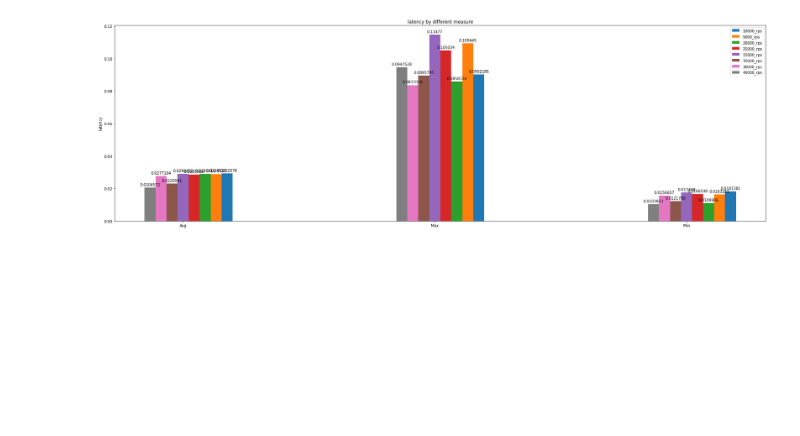
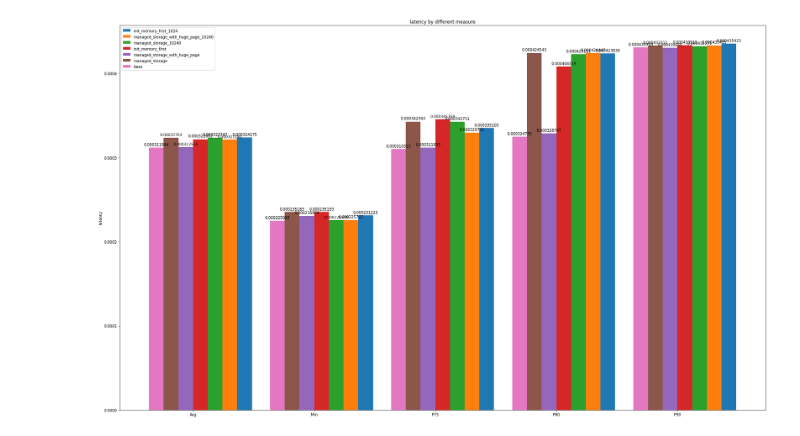
Before and after one commit to soulxu/envoy-benchmark, a Jupyter notebook: envoy_benchmark_suit_plots.ipynb, the cells around one changed output. Cells and saved outputs as stored; diff of their text form; code cells hidden in the pictures; blank space fills up the shorter version.

```diff
--- a/envoy_benchmark_suit_plots.ipynb
+++ b/envoy_benchmark_suit_plots.ipynb
@@ -4,50 +4,80 @@ import json
 import numpy as np
 import os
 
-benchmark_suit_dir = "./example_benchmark_suite"
+benchmark_suit_dir = "./benchmark_memory_test_h2_more_cons"
 benchmark_result_dir = benchmark_suit_dir + '/results'
 
 labels = []
 
-labels = ['Avg', 'Max', 'Min']
+labels = ['Avg',
+          #'Max',
+          'Min',
+          'P75',
+          'P80',
+          'P90',
+          #'P99'
+         ]
 data = {}
+results = list(os.listdir(benchmark_result_dir))
+#results = sorted(results, key=lambda r: int(r.split('_')[0]))
 
-for benchmark_result in os.listdir(benchmark_result_dir):
+for benchmark_result in results:
     file_name = benchmark_result_dir + '/' + benchmark_result + '/nighthawk_result.json'
     f = open(file_name)
     json_data = json.load(f)
-    data[benchmark_result] = [json_data['DurationHistogram']['Avg'], json_data['DurationHistogram']['Max'], json_data['DurationHistogram']['Min']]
+    p90 = 0
+    p99 = 0
+    p80 = 0
+    p75 = 0
+    for d in json_data['DurationHistogram']['Percentiles']:
+        if d['Percentile'] == 90:
+            p90 = d['Value']
+        if d['Percentile'] == 99:
+            p99 = d['Value']
+        if d['Percentile'] == 80:
+            p80 = d['Value']
+        if d['Percentile'] == 75:
+            p75 = d['Value']
+    data[benchmark_result] = [
+        json_data['DurationHistogram']['Avg'],
+        #json_data['DurationHistogram']['Max'],
+        json_data['DurationHistogram']['Min'],
+        p75,
+        p80,
+        p90,
+        #p99
+    ]
 
 
 x = np.arange(len(labels))  # the label locations
-width = 0.35  # the width of the bars
+width = 0.85  # the width of the bars
 
-fig, ax = plt.subplots(figsize=(25, 8), sharey=True)
+fig, ax = plt.subplots(figsize=(25, 15), sharey=True)
 rects = []
 
 num_result = len(data.keys())
 each_width = width/num_result
 i = 0 - (num_result/2 * each_width)
 
 for benchmark_result in data:
     rect = ax.bar(x - i, data[benchmark_result], each_width, label=benchmark_result)
     ax.bar_label(rect, padding=3)
     rects.append(rect)
     i += each_width
 
 # Add some text for labels, title and custom x-axis tick labels, etc.
 ax.set_ylabel('latency')
 ax.set_title('latency by different measure')
 ax.set_xticks(x)
 ax.set_xticklabels(labels)
 ax.legend()
 
 
 fig.tight_layout()
 
 plt.show()
 # %% [output]
-[figure, old version]
+[figure, new version]
 # %%
 import matplotlib.pyplot as plt
 import json
```
Also changed, not shown: parts of 2 cells of this notebook, 4 other files.
